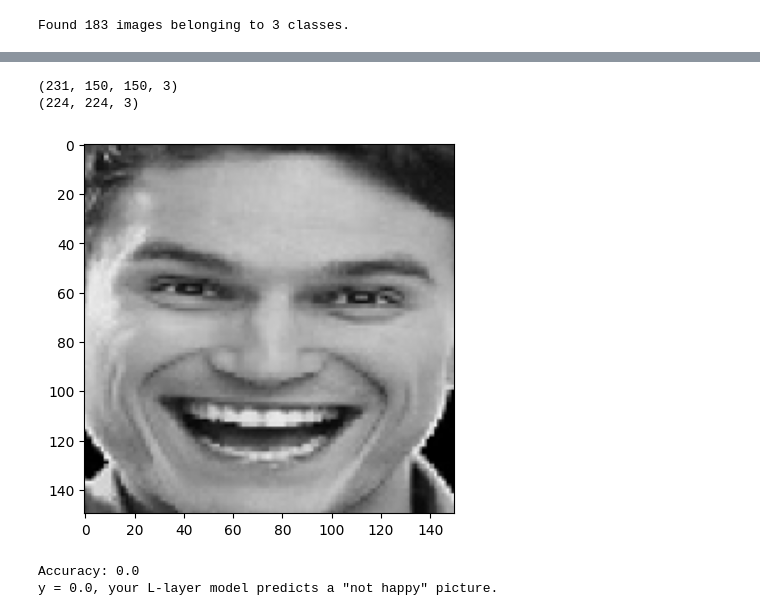
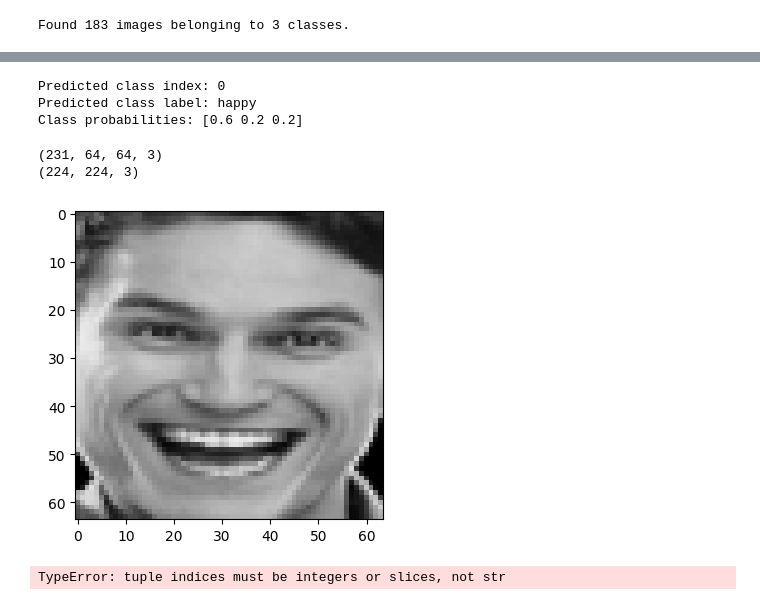
Before and after one commit to ahmadalfrehan/basic-deep-learning-implementation, a Jupyter notebook: W4A2/trying.ipynb, the cells around one changed output, grey strips where cells are left out. Saved outputs shown, nothing was run; the diff lists cells and outputs as text; code cells hidden in the pictures.

```diff
--- a/W4A2/trying.ipynb
+++ b/W4A2/trying.ipynb
@@ -125,0 +256,15 @@ test_y's shape: (1, 549)
+# %%
+import matplotlib.pyplot as plt
+import numpy as np
+
+# Get a batch of images and labels
+images, labels = next(test_generator)
+
+# Plot the images
+plt.figure(figsize=(12, 12))
+for i in range(9):  # Plot the first 9 images
+    plt.subplot(3, 3, i+1)
+    plt.imshow(images[i])
+    plt.title('Label: ' + str(np.argmax(labels[i])))
+    plt.axis('off')
+plt.show()
@@ -126,3 +286,7 @@ test_y's shape: (1, 549)
 # %%
-train_y = train_y.reshape(1, -1)[:, :train_x.shape[1]]
-test_y = test_y.reshape(1, -1)[:, :test_x.shape[1]]
+train_y = train_y.reshape(3, -1)[:, :train_x.shape[1]]
+test_y = test_y.reshape(3, -1)[:, :test_x.shape[1]]
+print("train_x's shape: " + str(train_x.shape))
+print("train_y's shape: " + str(train_y.shape))
+print("test_x's shape: " + str(test_x.shape))
+print("test_y's shape: " + str(test_y.shape))
@@ -129,9 +298,7 @@ test_y = test_y.reshape(1, -1)[:, :test_x.shape[1]]
 # %%
-# 67500,6719
-
-n_x = 67500     # num_px * num_px * 3
+n_x = 12288
 n_h = 7
-n_y = 1
+n_y = 3
 layers_dims = (n_x, n_h, n_y)
 learning_rate = 0.0075
 # %%
@@ -193,0 +426,2 @@ Cost after first iteration: 0.6931441732201832
+# %%
+parameters = L_layer_model(train_x, train_y, layers_dims, learning_rate = 0.001, num_iterations = 100, print_cost=True)
@@ -227,31 +493,58 @@ def predict1(X, parameters):
+# %%
+import numpy as np
+
+# Example output from the model
+prediction = (np.array([[1.], [0.], [0.]]), np.array([[0.6], [0.2], [0.2]]))
+
+# Extract the probability distribution
+probabilities = prediction[1]
+
+# Get the index of the highest probability
+predicted_class_index = np.argmax(probabilities)
+
+# Define the class labels
+class_labels = ["happy", "sad", "angry"]
+
+# Map the predicted index to the corresponding class label
+predicted_class_label = class_labels[predicted_class_index]
+
+# Print the results
+print("Predicted class index:", predicted_class_index)
+print("Predicted class label:", predicted_class_label)
+print("Class probabilities:", probabilities.flatten())
+# %% [output]
+Predicted class index: 0
+Predicted class label: happy
+Class probabilities: [0.6 0.2 0.2]
 # %%
 from PIL import Image
 my_image = "hap.jpg"  # Change this to the name of your image file
 my_label_y = [1]
 num_px = train_x_orig.shape[1]
-
 print(train_x_orig.shape)
 # Load, resize, and normalize the image
 fname = "images/" + my_image
 ii = np.array(Image.open(fname))
 print(ii.shape)
 image = np.array(Image.open(fname).resize((num_px, num_px)))
 
 plt.imshow(image)
 plt.show()
 
 image = image / 255.  # Normalize image
 image = image.reshape((1, num_px * num_px*3)).T  # Flatten and reshape
+probas, _ = L_model_forward(image, parameters)
+prediction = np.argmax(probas, axis=0)
 
 # Assuming 'parameters' is already defined and trained
-my_predicted_image = predict(image, my_label_y, parameters)
-
+prediction = predict_image(fname, parameters)
+print(prediction)
 # Print the prediction
-print("y = " + str(np.squeeze(my_predicted_image)) + ", your L-layer model predicts a \"" +
-      ("happy" if np.squeeze(my_predicted_image) == 1 else "not happy") + "\" picture.")
+print(str(np.squeeze(prediction)))
+# print("y = " + str(np.squeeze(my_predicted_image)) + ", your L-layer model predicts a \"" +
+#       ("happy" if np.squeeze(my_predicted_image) == 1 else "not happy") + "\" picture.")
 # %% [output]
-(231, 150, 150, 3)
+(231, 64, 64, 3)
 (224, 224, 3)
-[figure, old version]
+[figure, new version]
-Accuracy: 0.0
-y = 0.0, your L-layer model predicts a "not happy" picture.
+TypeError: tuple indices must be integers or slices, not str
```
Also changed, not shown: parts of 36 cells of this notebook, 4 other files.
